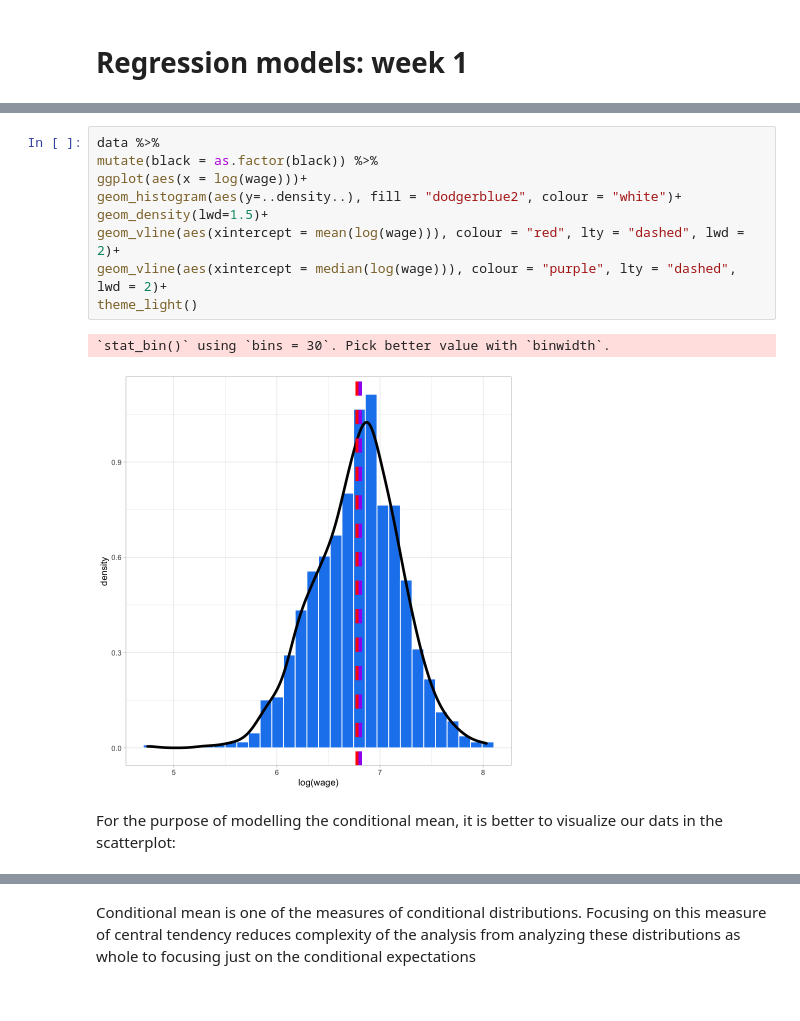
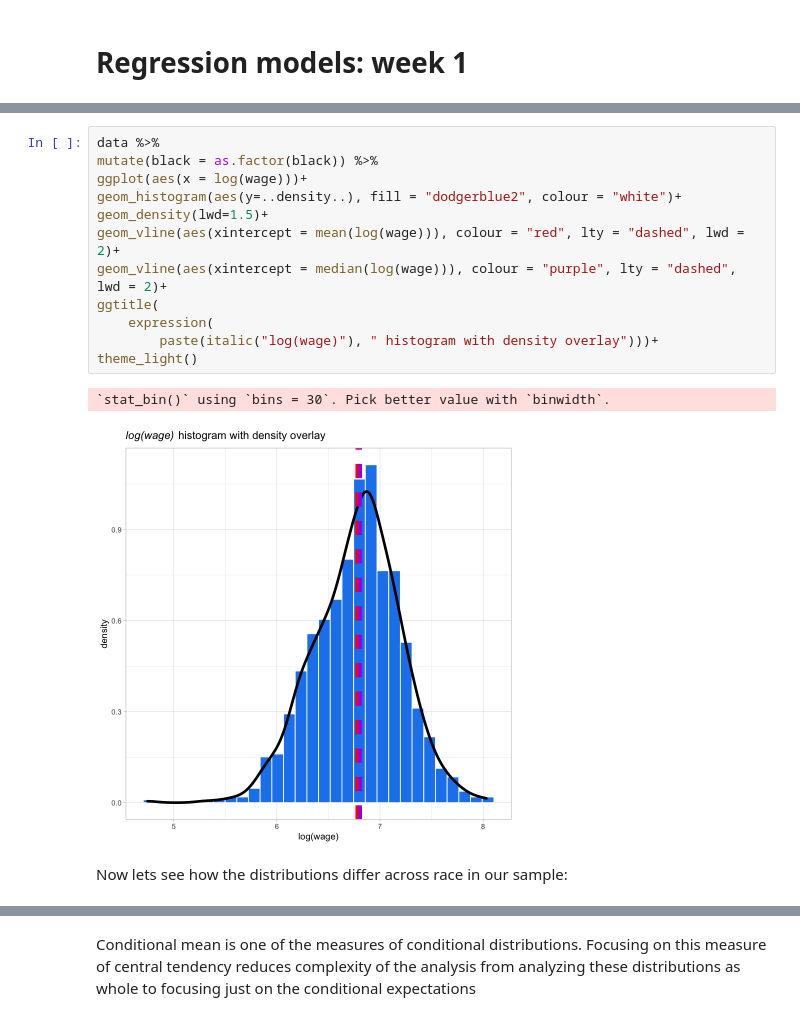
Before and after one commit to KavrikDominik/4EK621, a Jupyter notebook: week_1/week_1.ipynb, the cells around one changed output, grey strips where cells are left out. Cells and saved outputs as stored; diff of their text form.

```diff
--- a/week_1/week_1.ipynb
+++ b/week_1/week_1.ipynb
@@ -37,14 +80,17 @@ In this case, mean is not robust measure of the central tendency of wages. Typic
 # %%
 data %>%
 mutate(black = as.factor(black)) %>%
 ggplot(aes(x = log(wage)))+
 geom_histogram(aes(y=..density..), fill = "dodgerblue2", colour = "white")+
 geom_density(lwd=1.5)+
 geom_vline(aes(xintercept = mean(log(wage))), colour = "red", lty = "dashed", lwd = 2)+
 geom_vline(aes(xintercept = median(log(wage))), colour = "purple", lty = "dashed", lwd = 2)+
+ggtitle(
+    expression(
+        paste(italic("log(wage)"), " histogram with density overlay")))+
 theme_light()
 # %% [output]
 `stat_bin()` using `bins = 30`. Pick better value with `binwidth`.
-[figure, old version]
+[figure, new version]
 # %% [markdown]
-For the purpose of modelling the conditional mean, it is better to visualize our dats in the scatterplot:
+Now lets see how the distributions differ across race in our sample:
```
Also changed, not shown: parts of 28 cells of this notebook, 1 other file.
